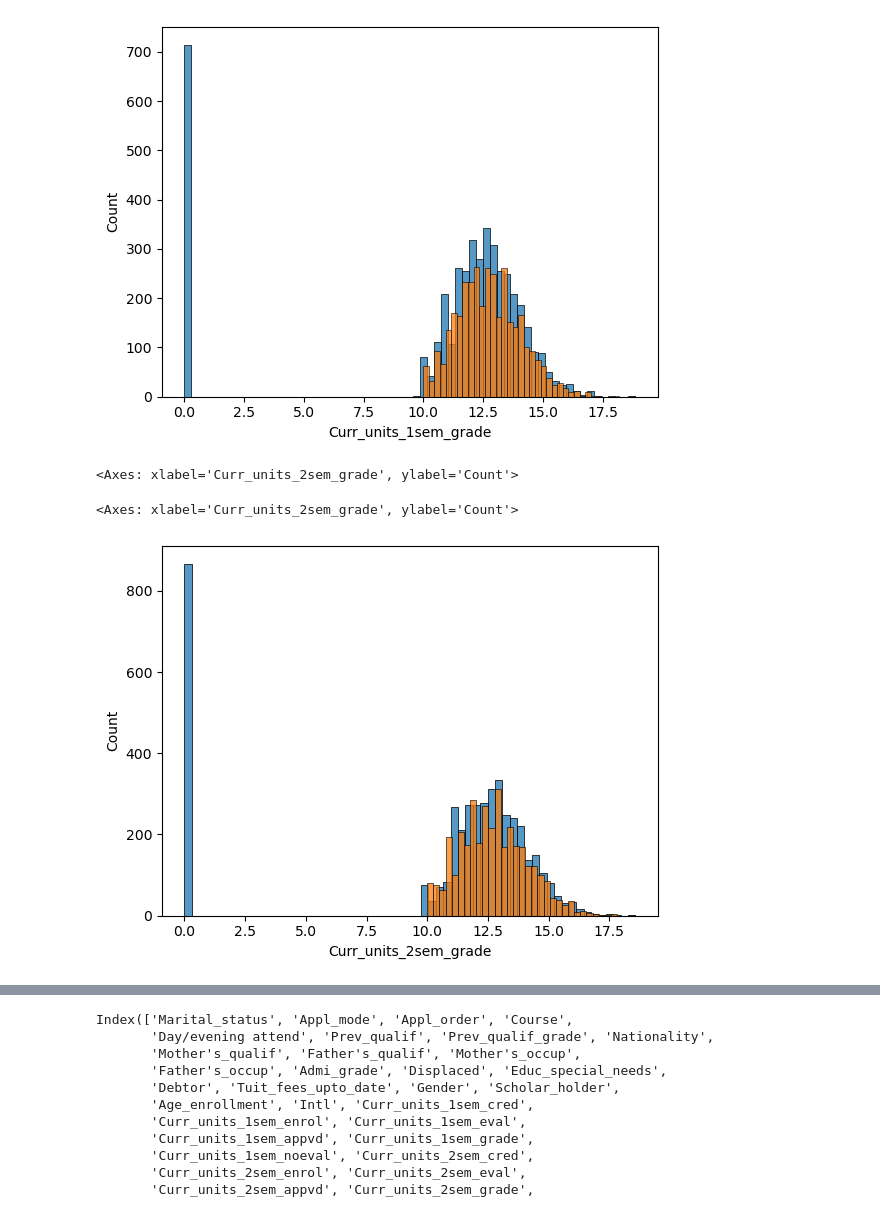
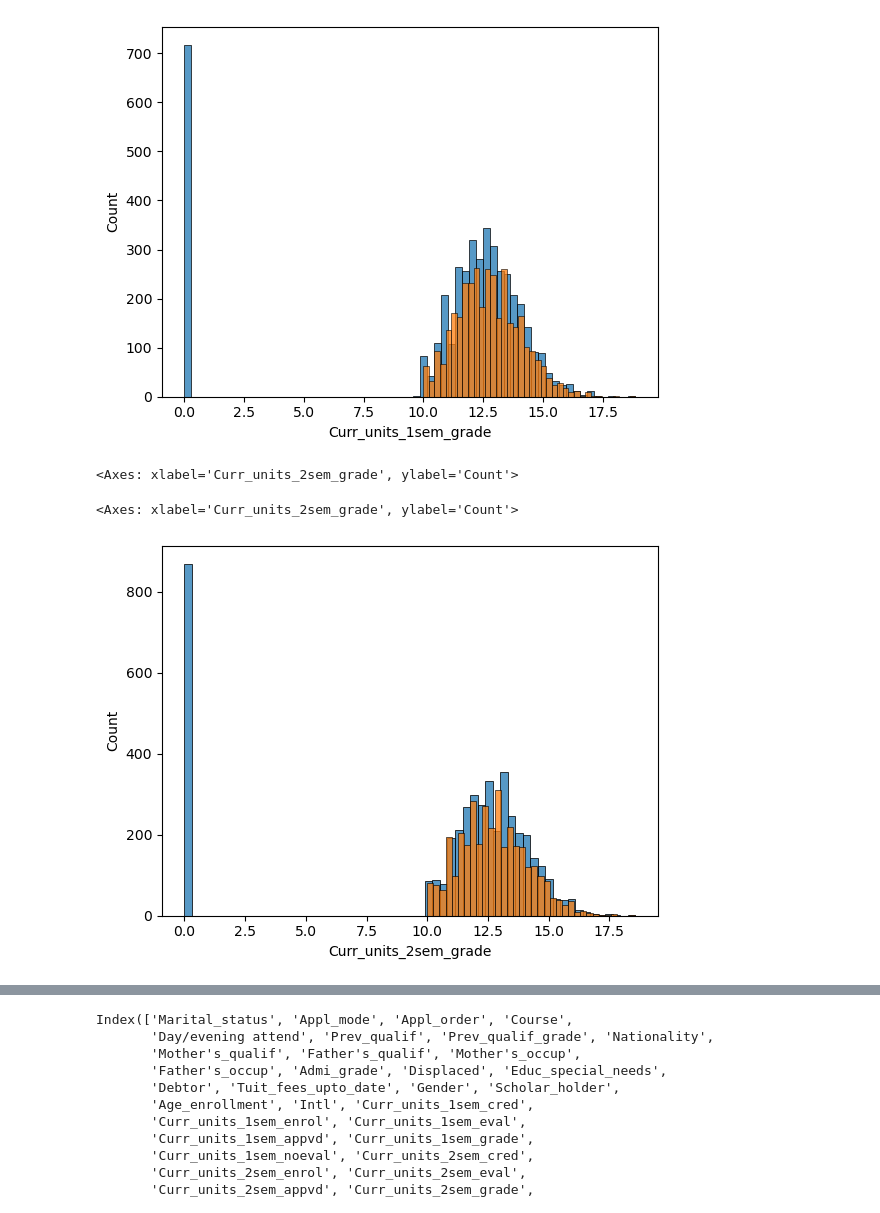
Before and after one commit to 2026362-Silvia/Data-Preparation, a Jupyter notebook: SilviaSolanoMarchini_DPrepHDip_CA1.ipynb, the cells around one changed output, grey strips where cells are left out. Drawn from its saved outputs; the diff is of its cells as text; code cells hidden in the pictures.

```diff
--- a/SilviaSolanoMarchini_DPrepHDip_CA1.ipynb
+++ b/SilviaSolanoMarchini_DPrepHDip_CA1.ipynb
@@ -87,8 +89,3 @@ Inflation rate                                    0
 GDP                                               0
 Target                                            0
 dtype: int64
-# %%
-#Delete 0 values because there are a few quantity that can't alterate the dataset
-df = df.dropna()
-df.count()
-df.isnull().sum()
@@ -129,0 +92,12 @@ dtype: int64
+# %%
+# Display initial count of missing values and drop rows with missing values + reset
+df_clean = df.copy()
+
+# Used miss_values to clean the dataset because the 0% are few and won't affect later analysis.
+miss_values = df_clean.isnull().sum()
+df_clean = df_clean.dropna().reset_index(drop=True)
+
+print("Miss values per column before cleaning:")
+print(miss_values[miss_values > 0])
+print("Total miss values after cleaning:", df_clean.isnull().sum().sum())
+print("Cleaned DataFrame shape:", df_clean.shape)
@@ -160,4 +156,17 @@ Index(['Marital_status', 'Appl_mode', 'Appl_order', 'Course',
        'Curr_units_2sem_noevaluat', 'Unemploy_rate', 'Infl_rate', 'GDP',
        'Target'],
       dtype='str')
+# %%
+#Delete nan / ? / five
+df_clean = df_clean.replace({"?": np.nan, "Five": 5})
+
+columns_to_numeric = ["Curr_units_1sem_cred", "Curr_units_1sem_enrol", "Curr_units_1sem_eval", "Curr_units_1sem_appvd", "Curr_units_1sem_noeval",
+                      "Curr_units_2sem_cred", "Curr_units_2sem_enrol", "Curr_units_2sem_eval", "Curr_units_2sem_appvd", "Curr_units_2sem_noevaluat",
+                      "Fathers_occup", "Nationality", "Tuit_fees_upto_date", "Marital_status"]
+
+for col in columns_to_numeric:
+    if col in df_clean.columns:
+        df_clean[col] = pd.to_numeric(df_clean[col], errors="coerce")
+
+df_clean = df_clean.dropna().reset_index(drop=True)
 # %%
@@ -175,3 +184,5 @@ sns.histplot(data=df, x="Curr_units_2sem_grade")
 # %%
-#Df selecciona las filas diferentes a O en A/B y las elimina
-df1 = df[(df["Curr_units_1sem_grade"] != 0) & (df["Curr_units_2sem_grade"] !=0)]
+#Df select different rows to 0 in A/B and eliminat thems
+df_clean = df_clean[(df_clean["Curr_units_1sem_grade"] > 0) & (df_clean["Curr_units_2sem_grade"] > 0)].copy()
+
+print("dimension of df_clean", df_clean.shape)
@@ -196,10 +211,12 @@ sns.histplot(data=df1, x="Curr_units_1sem_grade")
 <Axes: xlabel='Curr_units_1sem_grade', ylabel='Count'>
 [figure]
 # %%
+#Compare the histplot between df and df1 to see the effect of the previous code - 2sem
+
 sns.histplot(data=df, x="Curr_units_2sem_grade")
-sns.histplot(data=df1, x="Curr_units_2sem_grade")
+sns.histplot(data=df_clean, x="Curr_units_2sem_grade")
 # %% [output]
 <Axes: xlabel='Curr_units_2sem_grade', ylabel='Count'>
 <Axes: xlabel='Curr_units_2sem_grade', ylabel='Count'>
-[figure, old version]
+[figure, new version]
 # %%
```
Also changed, not shown: parts of 55 cells of this notebook.
